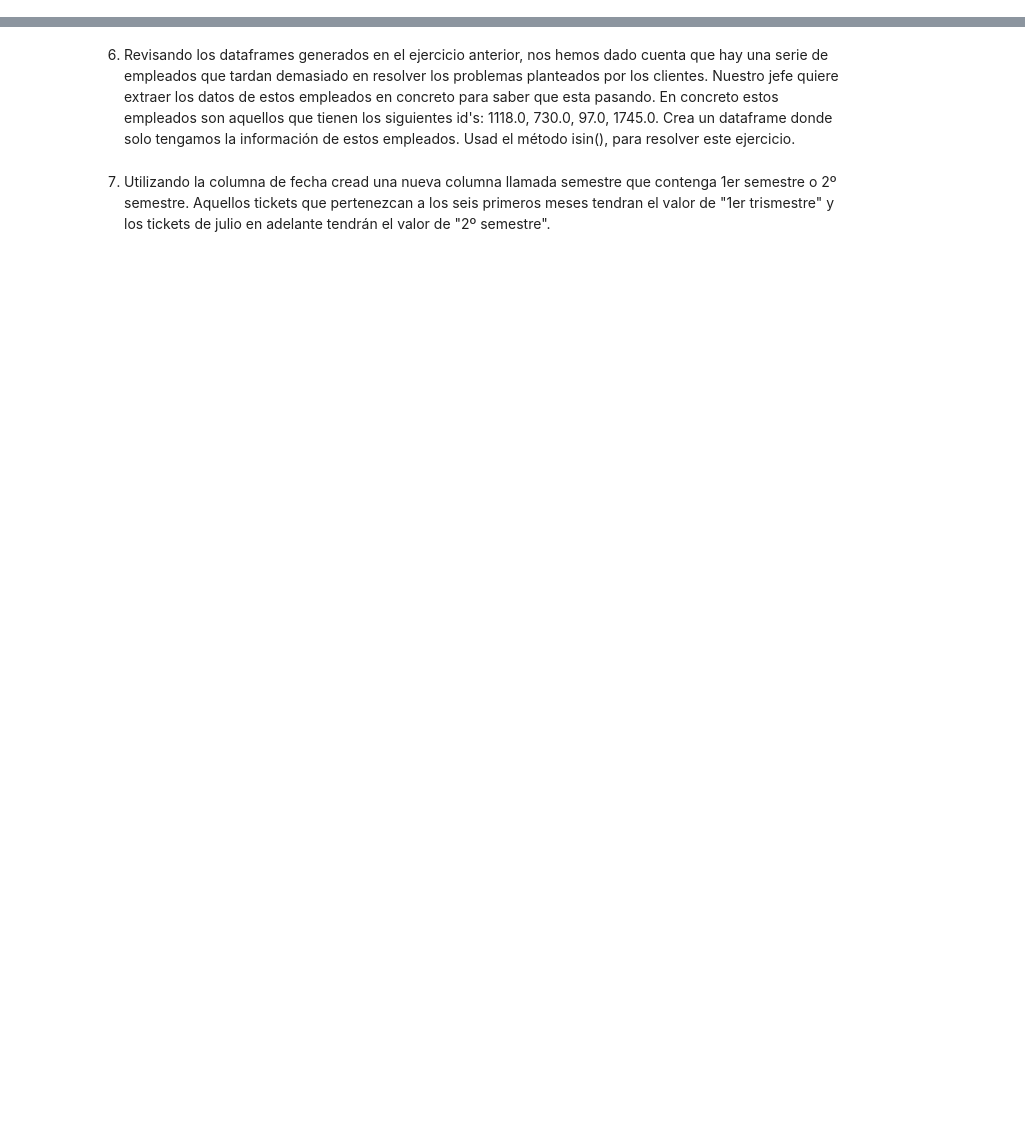
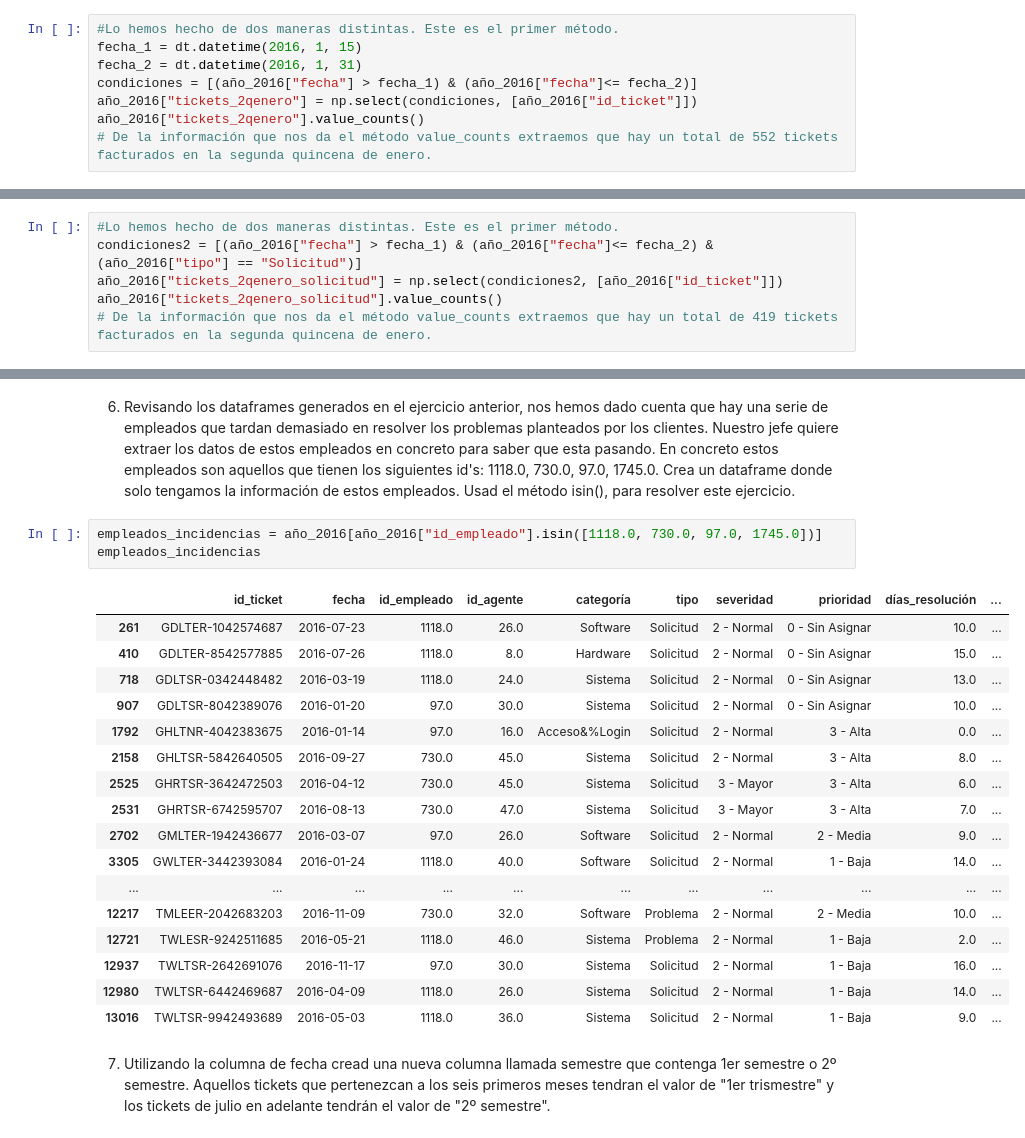
Before and after one commit to Adalab/promo-d-da-modulo2-sprint1-cristina-lidya, a Jupyter notebook: pandas/pandas-leccion4-filtrado-datos.ipynb, the cells around one changed output, grey strips where cells are left out. Drawn from its saved outputs; the diff is of its cells as text; blank space fills up the shorter version.

```diff
--- a/pandas/pandas-leccion4-filtrado-datos.ipynb
+++ b/pandas/pandas-leccion4-filtrado-datos.ipynb
@@ -240,0 +219,8 @@ InvalidIndexError: (0        GDDENR-5042564453
+# %%
+#Lo hemos hecho de dos maneras distintas. Este es el primer método.
+fecha_1 = dt.datetime(2016, 1, 15)
+fecha_2 = dt.datetime(2016, 1, 31)
+condiciones = [(año_2016["fecha"] > fecha_1) & (año_2016["fecha"]<= fecha_2)]
+año_2016["tickets_2qenero"] = np.select(condiciones, [año_2016["id_ticket"]])
+año_2016["tickets_2qenero"].value_counts()
+# De la información que nos da el método value_counts extraemos que hay un total de 552 tickets facturados en la segunda quincena de enero.
@@ -241,2 +257,8 @@ InvalidIndexError: (0        GDDENR-5042564453
 # %% [markdown]
 - 4.1 ¿Ha habido algun ticket en esta quincena que corresponda a la categoría de Solicitud?
+# %%
+#Lo hemos hecho de dos maneras distintas. Este es el primer método.
+condiciones2 = [(año_2016["fecha"] > fecha_1) & (año_2016["fecha"]<= fecha_2) & (año_2016["tipo"] == "Solicitud")]
+año_2016["tickets_2qenero_solicitud"] = np.select(condiciones2, [año_2016["id_ticket"]])
+año_2016["tickets_2qenero_solicitud"].value_counts()
+# De la información que nos da el método value_counts extraemos que hay un total de 419 tickets facturados en la segunda quincena de enero.
@@ -254,4 +375,25 @@ InvalidIndexError: (0        GDDENR-5042564453
 # %% [markdown]
 6. Revisando los dataframes generados en el ejercicio anterior, nos hemos dado cuenta que hay una serie de empleados que tardan demasiado en resolver los problemas planteados por los clientes. Nuestro jefe quiere extraer los datos de estos empleados en concreto para saber que esta pasando. En concreto estos empleados son aquellos que tienen los siguientes id's: 1118.0, 730.0, 97.0, 1745.0. Crea un dataframe donde solo tengamos la información de estos empleados. Usad el método isin(), para resolver este ejercicio.
+# %%
+empleados_incidencias = año_2016[año_2016["id_empleado"].isin([1118.0, 730.0, 97.0, 1745.0])]
+empleados_incidencias
+# %% [output]
+|  | id_ticket | fecha | id_empleado | id_agente | categoría | tipo | severidad | prioridad | días_resolución | ... |
+| 261 | GDLTER-1042574687 | 2016-07-23 | 1118.0 | 26.0 | Software | Solicitud | 2 - Normal | 0 - Sin Asignar | 10.0 | ... |
+| 410 | GDLTER-8542577885 | 2016-07-26 | 1118.0 | 8.0 | Hardware | Solicitud | 2 - Normal | 0 - Sin Asignar | 15.0 | ... |
+| 718 | GDLTSR-0342448482 | 2016-03-19 | 1118.0 | 24.0 | Sistema | Solicitud | 2 - Normal | 0 - Sin Asignar | 13.0 | ... |
+| 907 | GDLTSR-8042389076 | 2016-01-20 | 97.0 | 30.0 | Sistema | Solicitud | 2 - Normal | 0 - Sin Asignar | 10.0 | ... |
+| 1792 | GHLTNR-4042383675 | 2016-01-14 | 97.0 | 16.0 | Acceso&%Login | Solicitud | 2 - Normal | 3 - Alta | 0.0 | ... |
+| 2158 | GHLTSR-5842640505 | 2016-09-27 | 730.0 | 45.0 | Sistema | Solicitud | 2 - Normal | 3 - Alta | 8.0 | ... |
+| 2525 | GHRTSR-3642472503 | 2016-04-12 | 730.0 | 45.0 | Sistema | Solicitud | 3 - Mayor | 3 - Alta | 6.0 | ... |
+| 2531 | GHRTSR-6742595707 | 2016-08-13 | 730.0 | 47.0 | Sistema | Solicitud | 3 - Mayor | 3 - Alta | 7.0 | ... |
+| 2702 | GMLTER-1942436677 | 2016-03-07 | 97.0 | 26.0 | Software | Solicitud | 2 - Normal | 2 - Media | 9.0 | ... |
+| 3305 | GWLTER-3442393084 | 2016-01-24 | 1118.0 | 40.0 | Software | Solicitud | 2 - Normal | 1 - Baja | 14.0 | ... |
+| ... | ... | ... | ... | ... | ... | ... | ... | ... | ... | ... |
+| 12217 | TMLEER-2042683203 | 2016-11-09 | 730.0 | 32.0 | Software | Problema | 2 - Normal | 2 - Media | 10.0 | ... |
+| 12721 | TWLESR-9242511685 | 2016-05-21 | 1118.0 | 46.0 | Sistema | Problema | 2 - Normal | 1 - Baja | 2.0 | ... |
+| 12937 | TWLTSR-2642691076 | 2016-11-17 | 97.0 | 30.0 | Sistema | Solicitud | 2 - Normal | 1 - Baja | 16.0 | ... |
+| 12980 | TWLTSR-6442469687 | 2016-04-09 | 1118.0 | 26.0 | Sistema | Solicitud | 2 - Normal | 1 - Baja | 14.0 | ... |
+| 13016 | TWLTSR-9942493689 | 2016-05-03 | 1118.0 | 36.0 | Sistema | Solicitud | 2 - Normal | 1 - Baja | 9.0 | ... |
 # %% [markdown]
 7. Utilizando la columna de fecha cread una nueva columna llamada semestre que contenga 1er semestre o 2º semestre. Aquellos tickets que pertenezcan a los seis primeros meses tendran el valor de "1er trismestre" y los tickets de julio en adelante tendrán el valor de "2º semestre".
```
Also changed, not shown: parts of 16 cells of this notebook, 1 other file.
